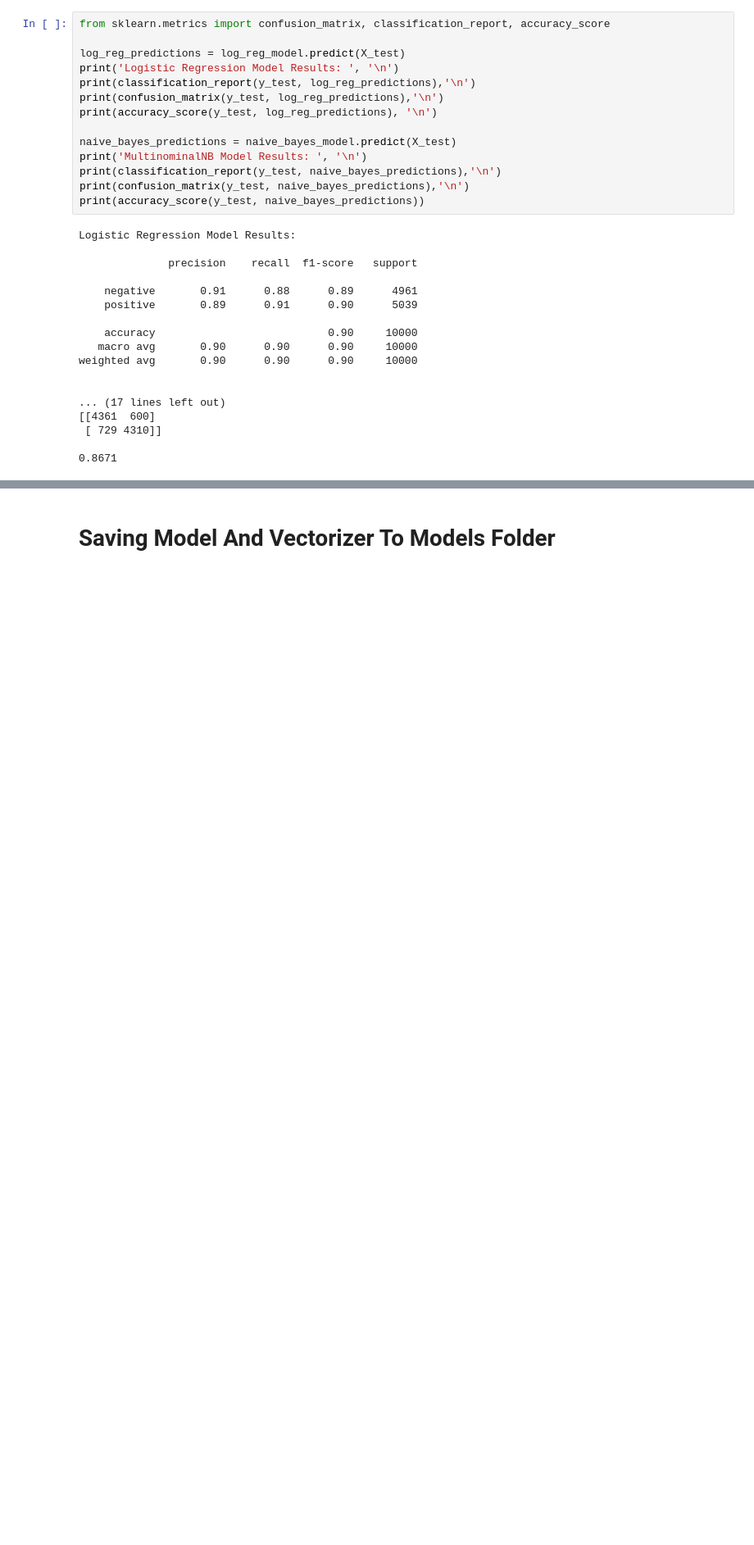
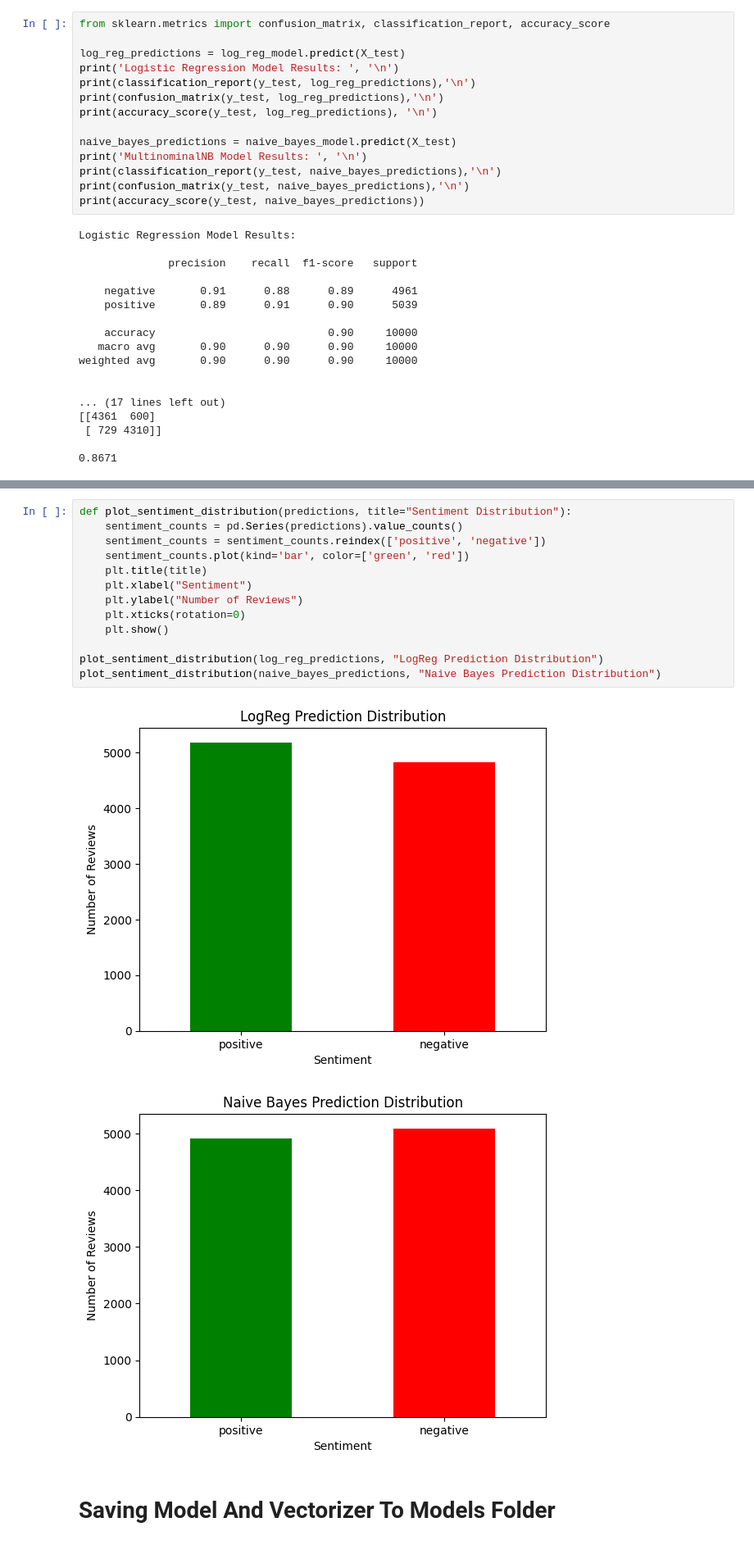
Before and after one commit to mericengin/imdb-reviews-sentiment, a Jupyter notebook: notebooks/imdb_sentiment.ipynb, the cells around one changed output, grey strips where cells are left out. Shown at 82% size. Cells and saved outputs as stored; diff of their text form; blank space fills up the shorter version.

```diff
--- a/notebooks/imdb_sentiment.ipynb
+++ b/notebooks/imdb_sentiment.ipynb
@@ -197,3 +259,19 @@ weighted avg       0.90      0.90      0.90     10000
+# %%
+def plot_sentiment_distribution(predictions, title="Sentiment Distribution"):
+    sentiment_counts = pd.Series(predictions).value_counts()
+    sentiment_counts = sentiment_counts.reindex(['positive', 'negative'])
+    sentiment_counts.plot(kind='bar', color=['green', 'red'])
+    plt.title(title)
+    plt.xlabel("Sentiment")
+    plt.ylabel("Number of Reviews")
+    plt.xticks(rotation=0)
+    plt.show()
+
+plot_sentiment_distribution(log_reg_predictions, "LogReg Prediction Distribution")
+plot_sentiment_distribution(naive_bayes_predictions, "Naive Bayes Prediction Distribution")
+# %% [output]
+[figure, added]
+[figure, added]
 # %% [markdown]
 # Saving Model And Vectorizer To Models Folder
 # %%
```
Also changed, not shown: parts of 5 cells of this notebook, 4 other files.
